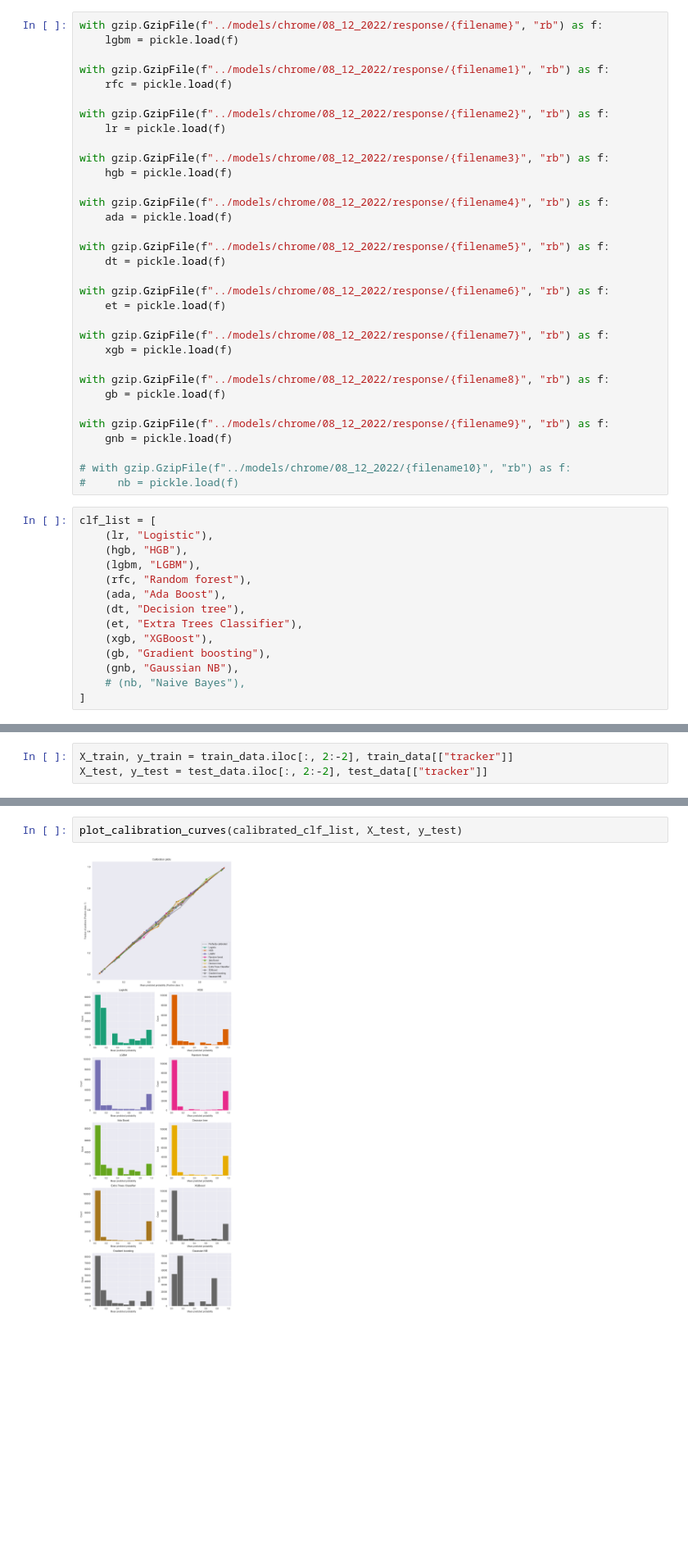
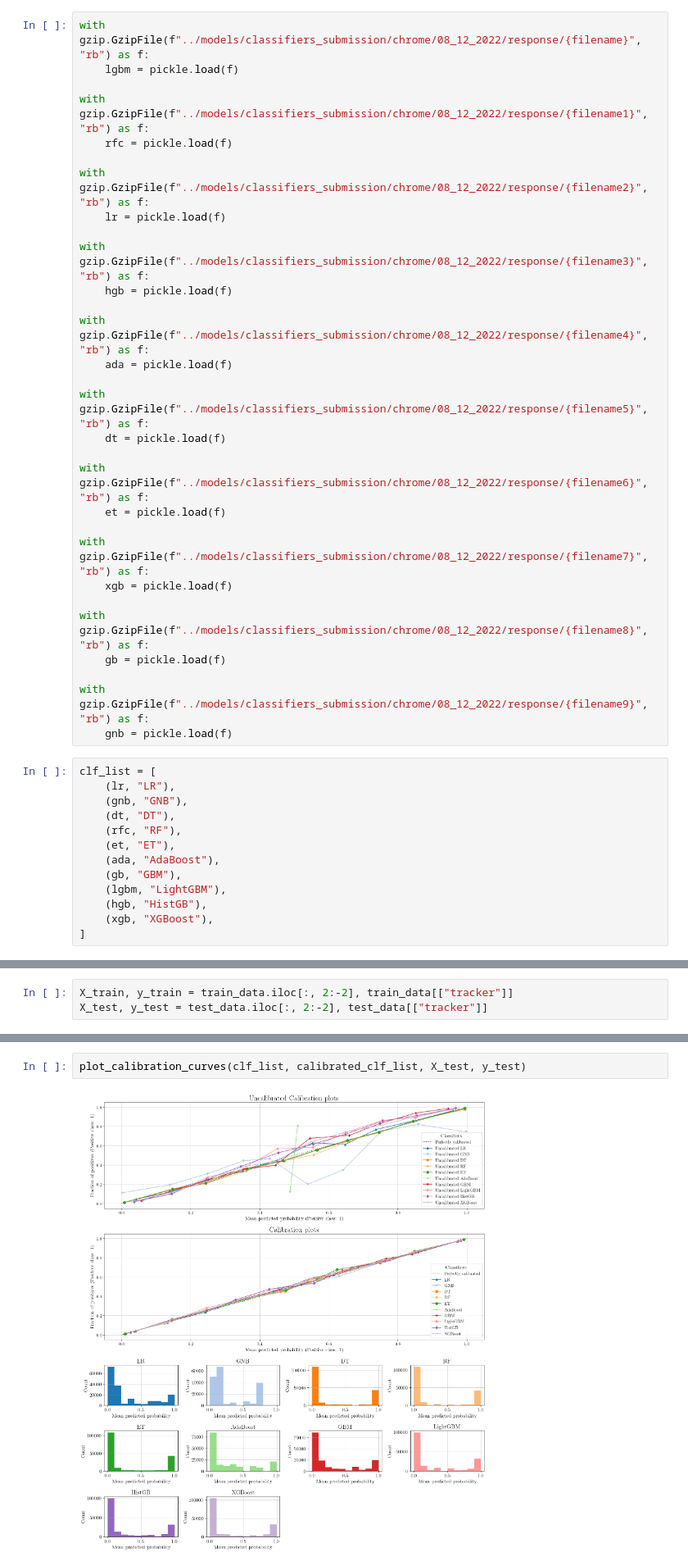
Before and after one commit to wolfrieder/http-response-classifier, a Jupyter notebook: notebooks/calibration.ipynb, the cells around one changed output, grey strips where cells are left out. Shown at 82% size. Saved outputs shown, nothing was run; the diff lists cells and outputs as text; blank space fills up the shorter version.

```diff
--- a/notebooks/calibration.ipynb
+++ b/notebooks/calibration.ipynb
@@ -98,47 +139,43 @@ filename9 = f"Gaussian_NB_BE.sav.gz"
 # %%
-with gzip.GzipFile(f"../models/chrome/08_12_2022/response/{filename}", "rb") as f:
+with gzip.GzipFile(f"../models/classifiers_submission/chrome/08_12_2022/response/{filename}", "rb") as f:
     lgbm = pickle.load(f)
 
-with gzip.GzipFile(f"../models/chrome/08_12_2022/response/{filename1}", "rb") as f:
+with gzip.GzipFile(f"../models/classifiers_submission/chrome/08_12_2022/response/{filename1}", "rb") as f:
     rfc = pickle.load(f)
 
-with gzip.GzipFile(f"../models/chrome/08_12_2022/response/{filename2}", "rb") as f:
+with gzip.GzipFile(f"../models/classifiers_submission/chrome/08_12_2022/response/{filename2}", "rb") as f:
     lr = pickle.load(f)
 
-with gzip.GzipFile(f"../models/chrome/08_12_2022/response/{filename3}", "rb") as f:
+with gzip.GzipFile(f"../models/classifiers_submission/chrome/08_12_2022/response/{filename3}", "rb") as f:
     hgb = pickle.load(f)
 
-with gzip.GzipFile(f"../models/chrome/08_12_2022/response/{filename4}", "rb") as f:
+with gzip.GzipFile(f"../models/classifiers_submission/chrome/08_12_2022/response/{filename4}", "rb") as f:
     ada = pickle.load(f)
 
-with gzip.GzipFile(f"../models/chrome/08_12_2022/response/{filename5}", "rb") as f:
+with gzip.GzipFile(f"../models/classifiers_submission/chrome/08_12_2022/response/{filename5}", "rb") as f:
     dt = pickle.load(f)
 
-with gzip.GzipFile(f"../models/chrome/08_12_2022/response/{filename6}", "rb") as f:
+with gzip.GzipFile(f"../models/classifiers_submission/chrome/08_12_2022/response/{filename6}", "rb") as f:
     et = pickle.load(f)
 
-with gzip.GzipFile(f"../models/chrome/08_12_2022/response/{filename7}", "rb") as f:
+with gzip.GzipFile(f"../models/classifiers_submission/chrome/08_12_2022/response/{filename7}", "rb") as f:
     xgb = pickle.load(f)
 
-with gzip.GzipFile(f"../models/chrome/08_12_2022/response/{filename8}", "rb") as f:
+with gzip.GzipFile(f"../models/classifiers_submission/chrome/08_12_2022/response/{filename8}", "rb") as f:
     gb = pickle.load(f)
 
-with gzip.GzipFile(f"../models/chrome/08_12_2022/response/{filename9}", "rb") as f:
+with gzip.GzipFile(f"../models/classifiers_submission/chrome/08_12_2022/response/{filename9}", "rb") as f:
     gnb = pickle.load(f)
-
-# with gzip.GzipFile(f"../models/chrome/08_12_2022/{filename10}", "rb") as f:
-#     nb = pickle.load(f)
 # %%
 clf_list = [
-    (lr, "Logistic"),
-    (hgb, "HGB"),
-    (lgbm, "LGBM"),
-    (rfc, "Random forest"),
-    (ada, "Ada Boost"),
-    (dt, "Decision tree"),
-    (et, "Extra Trees Classifier"),
+    (lr, "LR"),
+    (gnb, "GNB"),
+    (dt, "DT"),
+    (rfc, "RF"),
+    (et, "ET"),
+    (ada, "AdaBoost"),
+    (gb, "GBM"),
+    (lgbm, "LightGBM"),
+    (hgb, "HistGB"),
     (xgb, "XGBoost"),
-    (gb, "Gradient boosting"),
-    (gnb, "Gaussian NB"),
-    # (nb, "Naive Bayes"),
 ]
@@ -183,4 +222,4 @@ Wall time: 1.84 s
 # %%
-plot_calibration_curves(calibrated_clf_list, X_test, y_test)
+plot_calibration_curves(clf_list, calibrated_clf_list, X_test, y_test)
 # %% [output]
-[figure, old version]
+[figure, new version]
```
Also changed, not shown: parts of 7 cells of this notebook, 16 other files.
